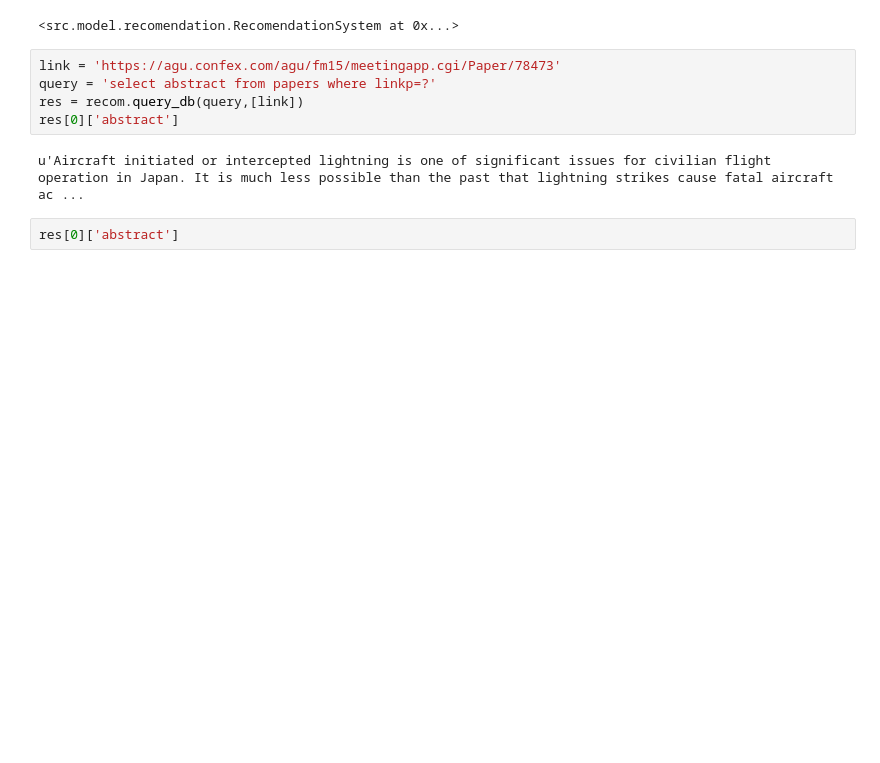
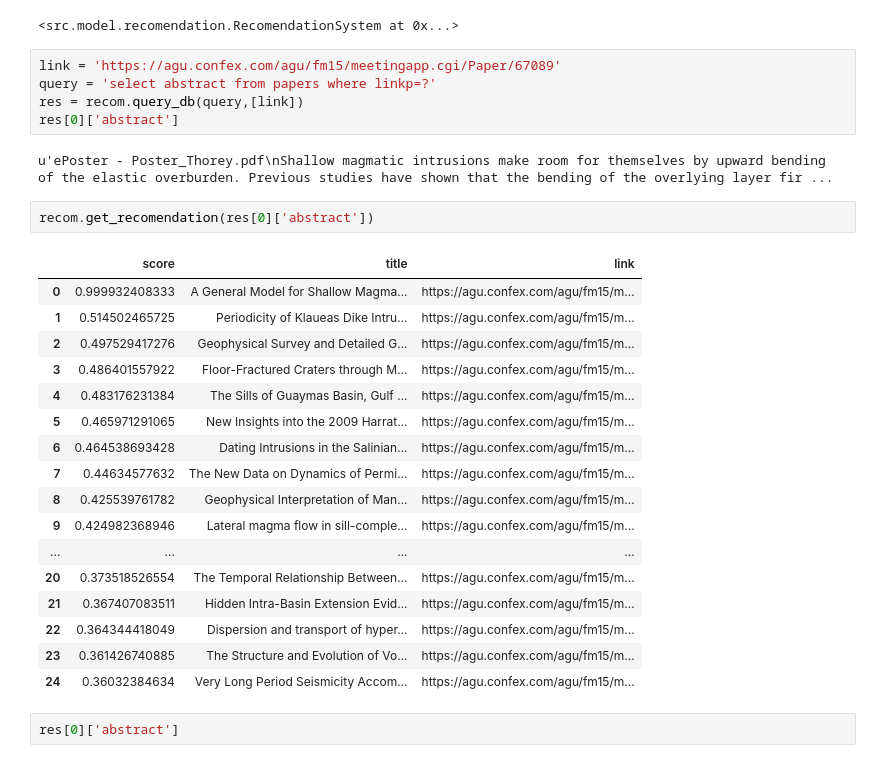
Before and after one commit to cthorey/geocolab, a Jupyter notebook: notebooks/exploratory/test.ipynb, the cells around one changed output. Drawn from its saved outputs; the diff is of its cells as text; blank space fills up the shorter version.

```diff
--- a/notebooks/exploratory/test.ipynb
+++ b/notebooks/exploratory/test.ipynb
@@ -20,12 +20,32 @@ recom
 # %% [output]
 <src.model.recomendation.RecomendationSystem at 0x...>
 # %%
-link = 'https://agu.confex.com/agu/fm15/meetingapp.cgi/Paper/78473'
+link = 'https://agu.confex.com/agu/fm15/meetingapp.cgi/Paper/67089'
 query = 'select abstract from papers where linkp=?'
 res = recom.query_db(query,[link])
 res[0]['abstract']
 # %% [output]
-u'Aircraft initiated or intercepted lightning is one of significant issues for civilian flight operation in Japan. It is much less possible than the past that lightning strikes cause fatal aircraft ac ...
+u'ePoster - Poster_Thorey.pdf\nShallow magmatic intrusions make room for themselves by upward bending of the elastic overburden. Previous studies have shown that the bending of the overlying layer fir ...
+# %%
+recom.get_recomendation(res[0]['abstract'])
+# %% [output]
+|  | score | title | link |
+| 0 | 0.999932408333 | A General Model for Shallow Magma... | https://agu.confex.com/agu/fm15/m... |
+| 1 | 0.514502465725 | Periodicity of Klaueas Dike Intru... | https://agu.confex.com/agu/fm15/m... |
+| 2 | 0.497529417276 | Geophysical Survey and Detailed G... | https://agu.confex.com/agu/fm15/m... |
+| 3 | 0.486401557922 | Floor-Fractured Craters through M... | https://agu.confex.com/agu/fm15/m... |
+| 4 | 0.483176231384 | The Sills of Guaymas Basin, Gulf ... | https://agu.confex.com/agu/fm15/m... |
+| 5 | 0.465971291065 | New Insights into the 2009 Harrat... | https://agu.confex.com/agu/fm15/m... |
+| 6 | 0.464538693428 | Dating Intrusions in the Salinian... | https://agu.confex.com/agu/fm15/m... |
+| 7 | 0.44634577632 | The New Data on Dynamics of Permi... | https://agu.confex.com/agu/fm15/m... |
+| 8 | 0.425539761782 | Geophysical Interpretation of Man... | https://agu.confex.com/agu/fm15/m... |
+| 9 | 0.424982368946 | Lateral magma flow in sill-comple... | https://agu.confex.com/agu/fm15/m... |
+| ... | ... | ... | ... |
+| 20 | 0.373518526554 | The Temporal Relationship Between... | https://agu.confex.com/agu/fm15/m... |
+| 21 | 0.367407083511 | Hidden Intra-Basin Extension Evid... | https://agu.confex.com/agu/fm15/m... |
+| 22 | 0.364344418049 | Dispersion and transport of hyper... | https://agu.confex.com/agu/fm15/m... |
+| 23 | 0.361426740885 | The Structure and Evolution of Vo... | https://agu.confex.com/agu/fm15/m... |
+| 24 | 0.36032384634 | Very Long Period Seismicity Accom... | https://agu.confex.com/agu/fm15/m... |
 # %%
 res[0]['abstract']
 # %% [output]
```
Also changed, not shown: 2 other files.
